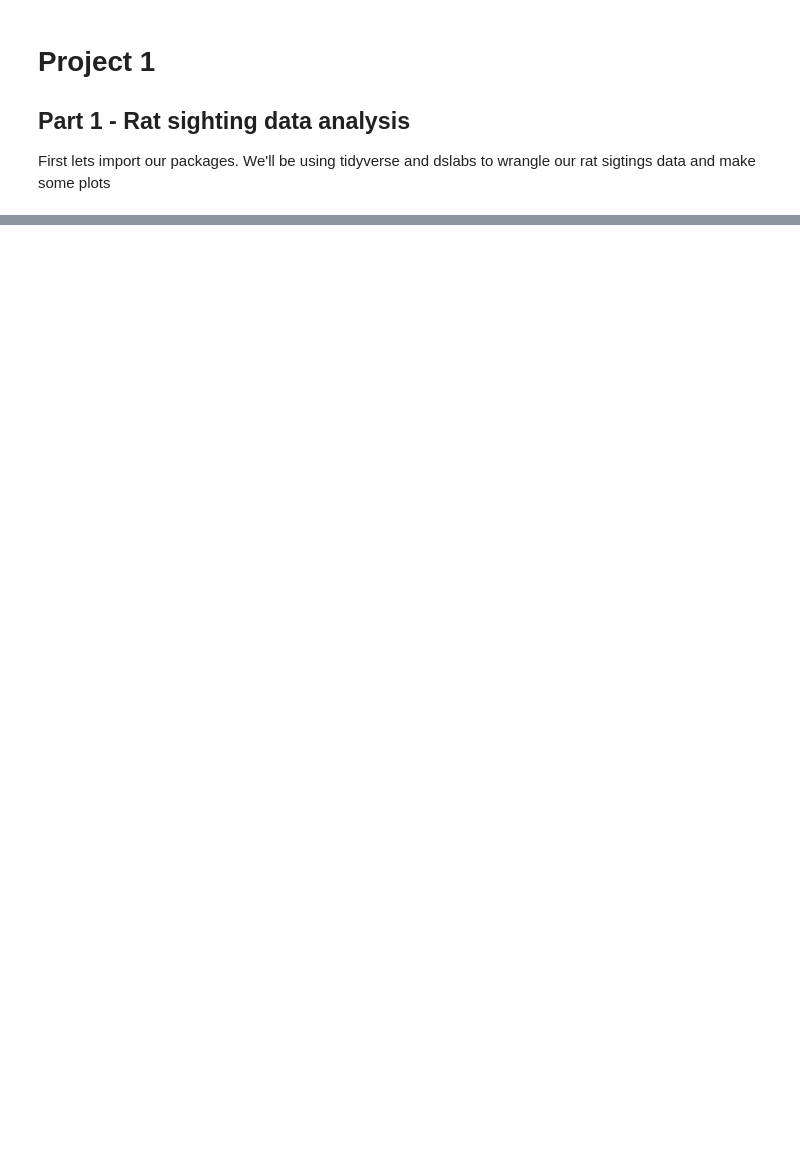
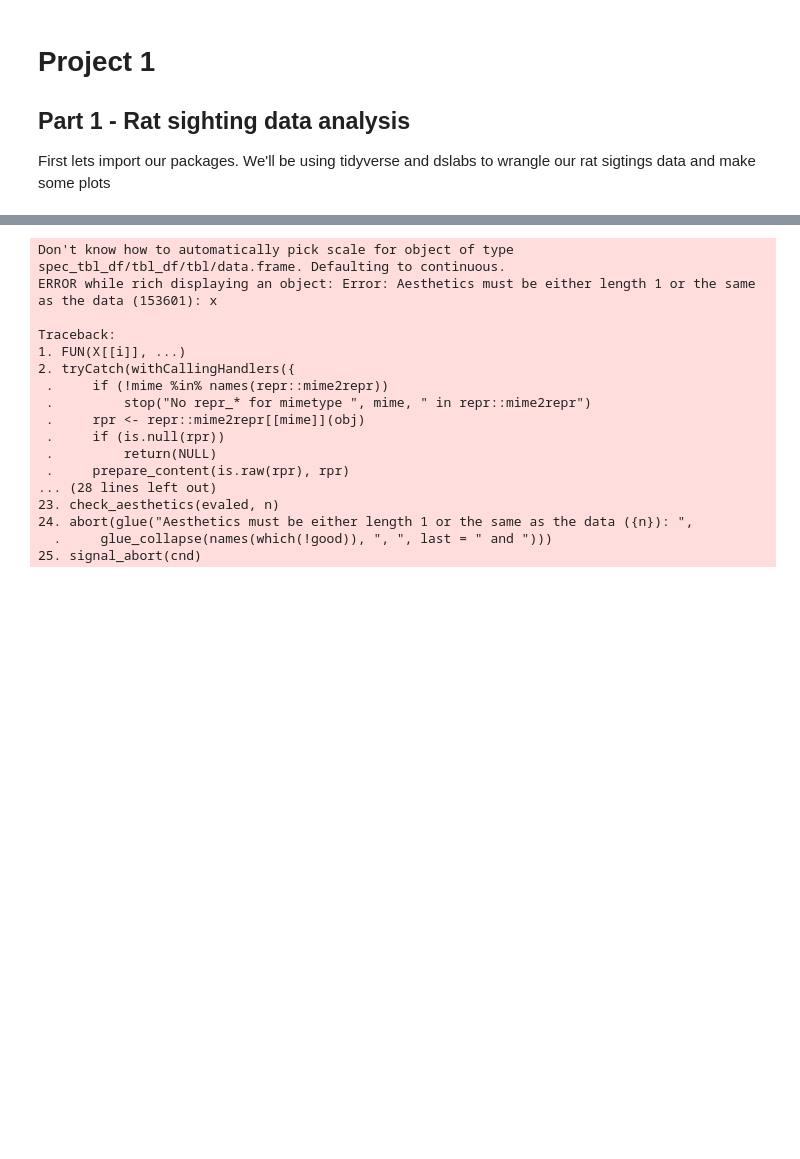
Before and after one commit to isaac-n-friends/Fall2020, a Jupyter notebook: SSC442/Project_1.ipynb, the cells around one changed output, grey strips where cells are left out. Drawn from its saved outputs; the diff is of its cells as text; code cells hidden in the pictures; blank space fills up the shorter version.

```diff
--- a/SSC442/Project_1.ipynb
+++ b/SSC442/Project_1.ipynb
@@ -18,0 +193,23 @@ Warning message:
+# %%
+ggplot(data=rats_raw,
+       aes(x=rats_clean, y=Longitude)) +
+       geom_point() + ggtitle("Sightings by lattitude in the last decade")
+# %% [output]
+Don't know how to automatically pick scale for object of type spec_tbl_df/tbl_df/tbl/data.frame. Defaulting to continuous.
+ERROR while rich displaying an object: Error: Aesthetics must be either length 1 or the same as the data (153601): x
+
+Traceback:
+1. FUN(X[[i]], ...)
+2. tryCatch(withCallingHandlers({
+ .     if (!mime %in% names(repr::mime2repr))
+ .         stop("No repr_* for mimetype ", mime, " in repr::mime2repr")
+ .     rpr <- repr::mime2repr[[mime]](obj)
+ .     if (is.null(rpr))
+ .         return(NULL)
+ .     prepare_content(is.raw(rpr), rpr)
+... (28 lines left out)
+23. check_aesthetics(evaled, n)
+24. abort(glue("Aesthetics must be either length 1 or the same as the data ({n}): ",
+  .     glue_collapse(names(which(!good)), ", ", last = " and ")))
+25. signal_abort(cnd)
+[figure, added]
```
Also changed, not shown: parts of 27 cells of this notebook, 3 other files.
